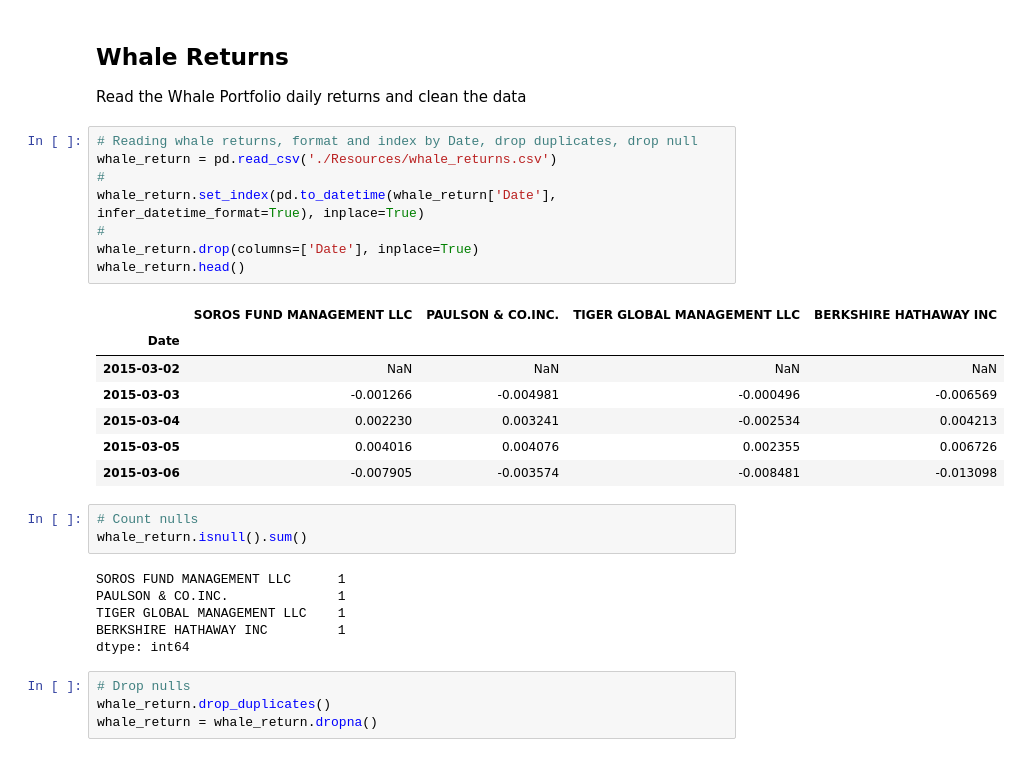
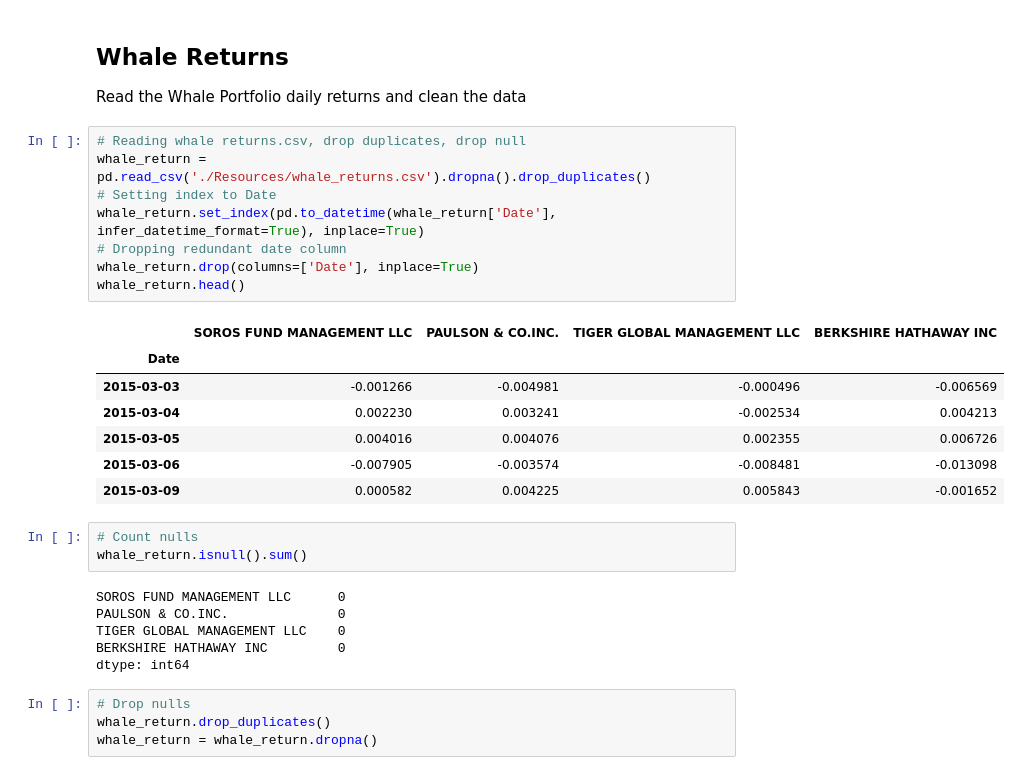
Before and after one commit to Olegreg762/FintechBootcamp, a Jupyter notebook: pandas_homework/Instructions/Starter_Code/whale_analysis.ipynb, the cells around one changed output. Cells and saved outputs as stored; diff of their text form.

```diff
--- a/pandas_homework/Instructions/Starter_Code/whale_analysis.ipynb
+++ b/pandas_homework/Instructions/Starter_Code/whale_analysis.ipynb
@@ -29,29 +29,29 @@ Files:
 
 Read the Whale Portfolio daily returns and clean the data
 # %%
-# Reading whale returns, format and index by Date, drop duplicates, drop null
-whale_return = pd.read_csv('./Resources/whale_returns.csv')
-#
+# Reading whale returns.csv, drop duplicates, drop null
+whale_return = pd.read_csv('./Resources/whale_returns.csv').dropna().drop_duplicates()
+# Setting index to Date
 whale_return.set_index(pd.to_datetime(whale_return['Date'], infer_datetime_format=True), inplace=True)
-#
+# Dropping redundant date column
 whale_return.drop(columns=['Date'], inplace=True)
 whale_return.head()
 # %% [output]
 |  | SOROS FUND MANAGEMENT LLC | PAULSON & CO.INC. | TIGER GLOBAL MANAGEMENT LLC | BERKSHIRE HATHAWAY INC |
 | Date |  |  |  |  |
-| 2015-03-02 | NaN | NaN | NaN | NaN |
 | 2015-03-03 | -0.001266 | -0.004981 | -0.000496 | -0.006569 |
 | 2015-03-04 | 0.002230 | 0.003241 | -0.002534 | 0.004213 |
 | 2015-03-05 | 0.004016 | 0.004076 | 0.002355 | 0.006726 |
 | 2015-03-06 | -0.007905 | -0.003574 | -0.008481 | -0.013098 |
+| 2015-03-09 | 0.000582 | 0.004225 | 0.005843 | -0.001652 |
 # %%
 # Count nulls
 whale_return.isnull().sum()
 # %% [output]
-SOROS FUND MANAGEMENT LLC      1
-PAULSON & CO.INC.              1
-TIGER GLOBAL MANAGEMENT LLC    1
-BERKSHIRE HATHAWAY INC         1
+SOROS FUND MANAGEMENT LLC      0
+PAULSON & CO.INC.              0
+TIGER GLOBAL MANAGEMENT LLC    0
+BERKSHIRE HATHAWAY INC         0
 dtype: int64
 # %%
 # Drop nulls
```
Also changed, not shown: parts of 16 cells of this notebook, 1 other file.
